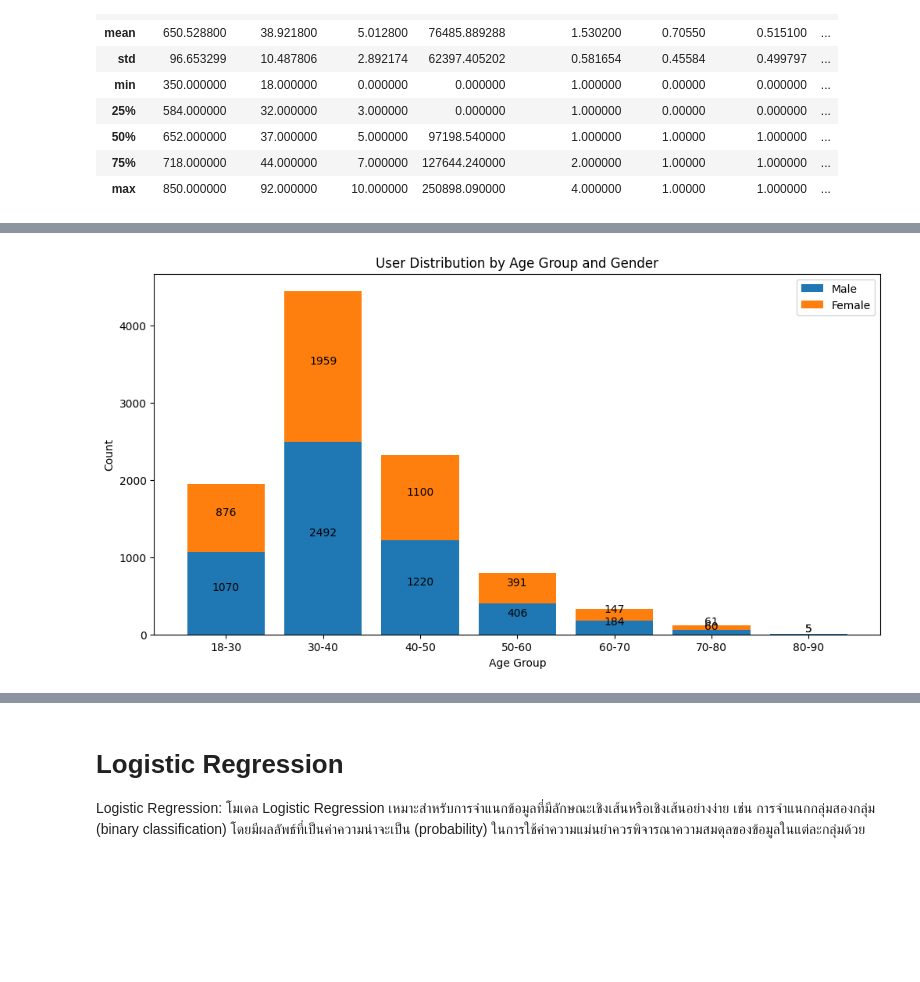
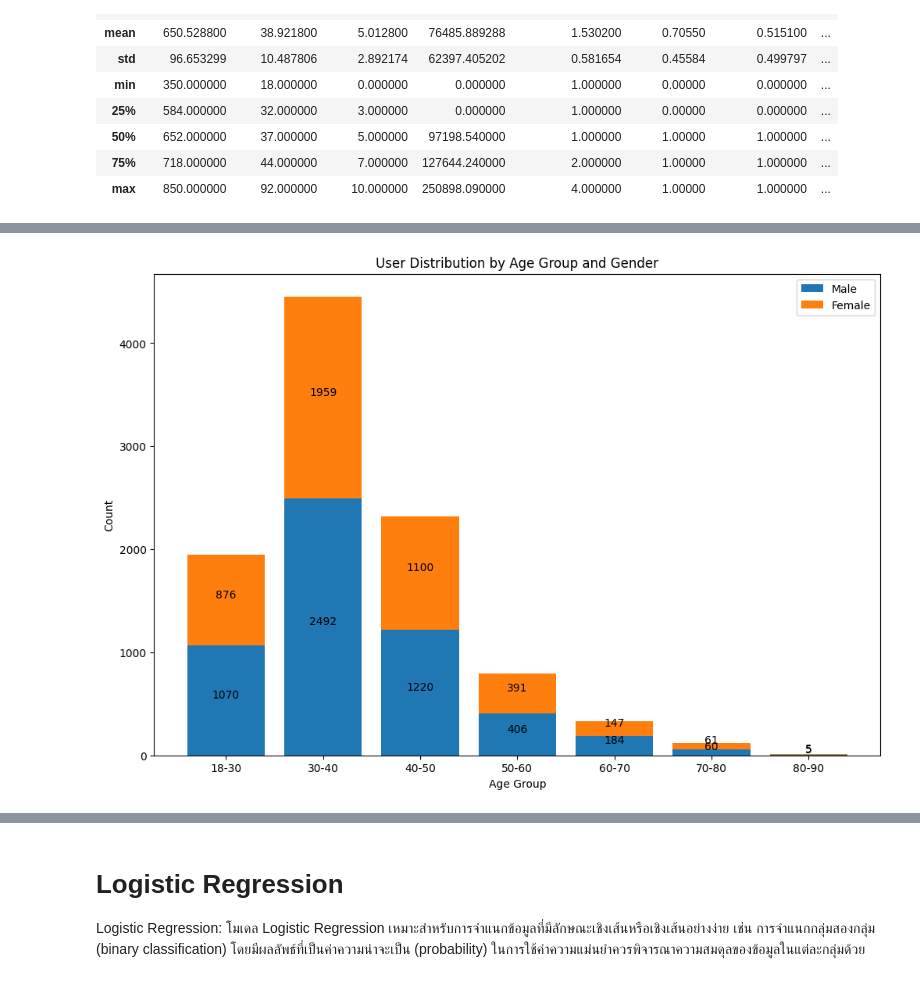
Before and after one commit to Jasada7/Machine-Learning, a Jupyter notebook: Bank_Customer_Churn_Prediction.ipynb, the cells around one changed output, grey strips where cells are left out. Cells and saved outputs as stored; diff of their text form; code cells hidden in the pictures; blank space fills up the shorter version.

```diff
--- a/Bank_Customer_Churn_Prediction.ipynb
+++ b/Bank_Customer_Churn_Prediction.ipynb
@@ -119,25 +119,25 @@ plt.show()
 # %%
 # กลุ่มอายุและจำนวนผู้ใช้งานในแต่ละกลุ่มและเพศ
 age_group_gender_counts = df.groupby([age_bins, 'gender']).size().unstack()
 
-plt.figure(figsize=(12, 6))
+plt.figure(figsize=(12, 8))
 
 # สร้างกราฟแท่งสองชั้น (เพศชายและหญิง)
 plt.bar(age_labels, age_group_gender_counts['Male'], label='Male')
 plt.bar(age_labels, age_group_gender_counts['Female'], bottom=age_group_gender_counts['Male'], label='Female')
 
 # เพิ่มตัวเลขบนแต่ละแท่ง
 for i, (male_count, female_count) in enumerate(zip(age_group_gender_counts['Male'], age_group_gender_counts['Female'])):
     plt.text(i, male_count / 2, str(male_count), ha='center', va='bottom')
     plt.text(i, male_count + female_count / 2, str(female_count), ha='center', va='bottom')
 
 # ตกแต่งกราฟ
 plt.xlabel('Age Group')
 plt.ylabel('Count')
 plt.title('User Distribution by Age Group and Gender')
 plt.legend()
 
 plt.show()
 # %% [output]
-[figure, old version]
+[figure, new version]
 # %%
```
Also changed, not shown: parts of 6 cells of this notebook.
